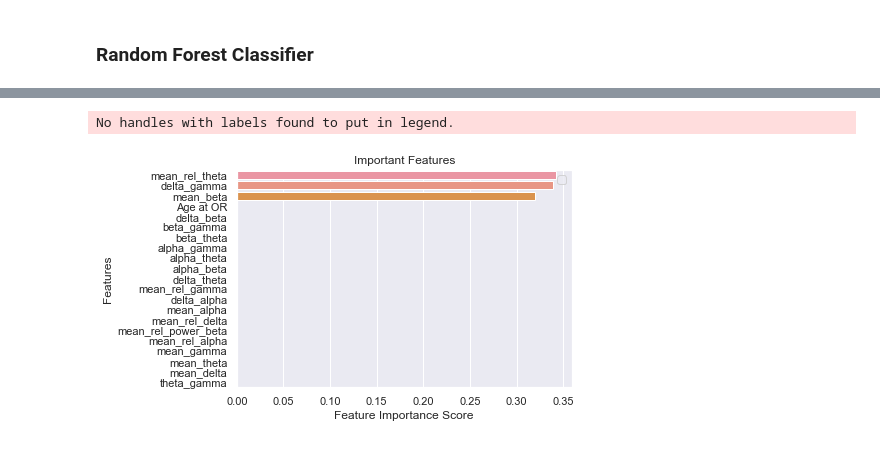
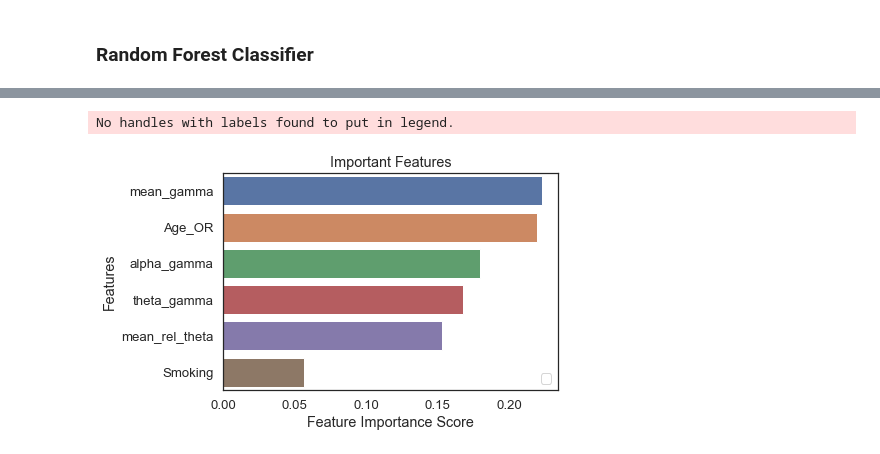
Before and after one commit to elifozkn/EEG-Burst-Suppression-Analysis, a Jupyter notebook: EEG-BS.ipynb, the cells around one changed output, grey strips where cells are left out. Saved outputs shown, nothing was run; the diff lists cells and outputs as text; code cells hidden in the pictures.

```diff
--- a/EEG-BS.ipynb
+++ b/EEG-BS.ipynb
@@ -481,3 +534,8 @@ def corrFilter(x: pd.DataFrame, bound: float):
 # with pd.option_context('display.max_rows', None, 'display.max_columns', None):
 
 #     print(corrFilter(final_df,0.7))
+# %%
+final_df = final_df.drop(["ID", "mean_rel_alpha", "mean_rel_delta","mean_rel_power_beta",'shunting', 'shunt_indication', 'complication',
+            'Deathin90days', 'latency',
+       'vertebral_artery_stenosis'],axis =1)
+final_df.columns
@@ -519,0 +577,4 @@ categorical_vars = annotated_df[categorical_vars]
+# %%
+## fill in the missing values
+annotated_df["type_of_operation"].fillna(annotated_df["type_of_operation"].mode()[0], inplace=True)
+annotated_df["clamping_time_min"].fillna(annotated_df["clamping_time_min"].mean(), inplace= True)
@@ -519,0 +622,5 @@ categorical_vars = annotated_df[categorical_vars]
+# %%
+selected_annotated_df = annotated_df[['mean_gamma', 'mean_rel_theta', 'alpha_gamma', 'theta_gamma',
+       'Age_OR','Smoking',"BS"]]
+#selected_annotated_df['EEGchanges'] = selected_annotated_df["EEGchanges"].replace([999],selected_annotated_df["EEGchanges"].mode())
+selected_annotated_df
@@ -608,17 +671,8 @@ ValueError: 'x' and 'y' must have the same size
 # %% [markdown]
 ### Random Forest Classifier
 # %%
-cols = ['Age at OR', 'mean_alpha', 'mean_beta', 'mean_delta',
-       'mean_theta', 'mean_gamma', 'mean_rel_alpha', 'mean_rel_power_beta',
-       'mean_rel_delta', 'mean_rel_theta', 'mean_rel_gamma', 'delta_alpha',
-       'delta_beta', 'delta_theta', 'delta_gamma', 'alpha_beta', 'alpha_theta',
-       'alpha_gamma', 'beta_theta', 'beta_gamma', 'theta_gamma']
-feature_cols = ['mean_beta', 'mean_delta',
-        'mean_gamma',
-        'delta_gamma',
-        'beta_gamma']
-X = annotated_df[feature_cols]
-y = annotated_df.BS
+X = selected_annotated_df.drop("BS",axis = 1)
+y = selected_annotated_df.BS
 X_train, X_test, y_train, y_test = train_test_split(X, y, test_size=0.34)
 print(X.shape)
 print(y.shape)
@@ -639,20 +693,20 @@ Accuracy: 0.6521739130434783
 # %%
-feature_imp = pd.Series(clf.feature_importances_,index=cols).sort_values(ascending=False)
+feature_imp = pd.Series(random_forest_clf.feature_importances_,index=X.columns).sort_values(ascending=False)
 import matplotlib.pyplot as plt
 import seaborn as sns
 
 %matplotlib inline
 # Creating a bar plot
 sns.barplot(x=feature_imp, y=feature_imp.index)
 # Add labels to your graph
 plt.xlabel('Feature Importance Score')
 plt.ylabel('Features')
 plt.title("Important Features")
 plt.legend()
 plt.show()
 # %% [output]
 No handles with labels found to put in legend.
-[figure, old version]
+[figure, new version]
 # %%
 rfc = RandomForestClassifier()
 parameters = {
```
Also changed, not shown: parts of 53 cells of this notebook.
